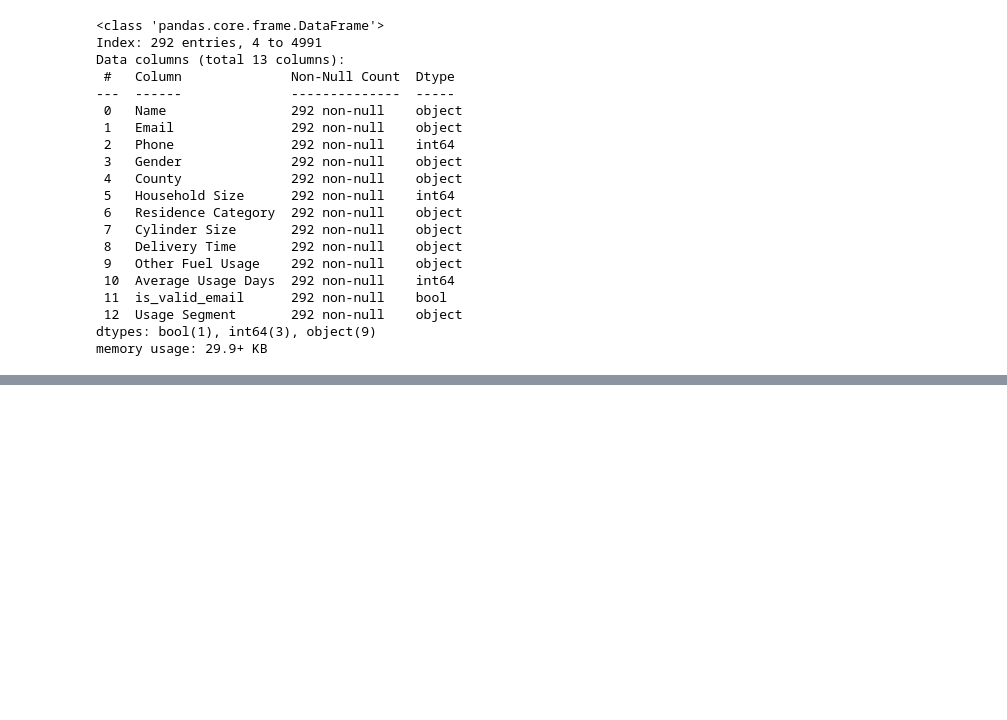
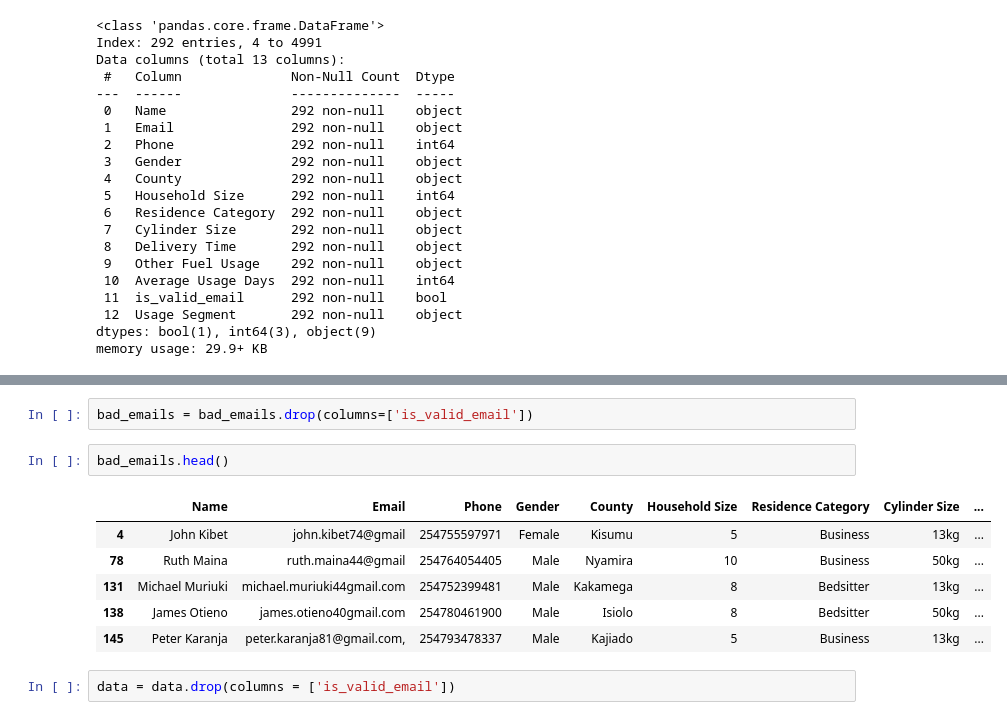
Before and after one commit to TUITOEKK/Fuel_Supply_Analysis, a Jupyter notebook: Fuel supply Analysis.ipynb, the cells around one changed output, grey strips where cells are left out. Drawn from its saved outputs; the diff is of its cells as text; blank space fills up the shorter version.

```diff
--- a/Fuel supply Analysis.ipynb
+++ b/Fuel supply Analysis.ipynb
@@ -110,0 +120,13 @@ memory usage: 29.9+ KB
+# %%
+bad_emails = bad_emails.drop(columns=['is_valid_email'])
+# %%
+bad_emails.head()
+# %% [output]
+|  | Name | Email | Phone | Gender | County | Household Size | Residence Category | Cylinder Size | ... |
+| 4 | John Kibet | john.kibet74@gmail | 254755597971 | Female | Kisumu | 5 | Business | 13kg | ... |
+| 78 | Ruth Maina | ruth.maina44@gmail | 254764054405 | Male | Nyamira | 10 | Business | 50kg | ... |
+| 131 | Michael Muriuki | michael.muriuki44gmail.com | 254752399481 | Male | Kakamega | 8 | Bedsitter | 13kg | ... |
+| 138 | James Otieno | james.otieno40gmail.com | 254780461900 | Male | Isiolo | 8 | Bedsitter | 50kg | ... |
+| 145 | Peter Karanja | peter.karanja81@gmail.com, | 254793478337 | Male | Kajiado | 5 | Business | 13kg | ... |
+# %%
+data = data.drop(columns = ['is_valid_email'])
```
Also changed, not shown: parts of 10 cells of this notebook, 2 other files.
